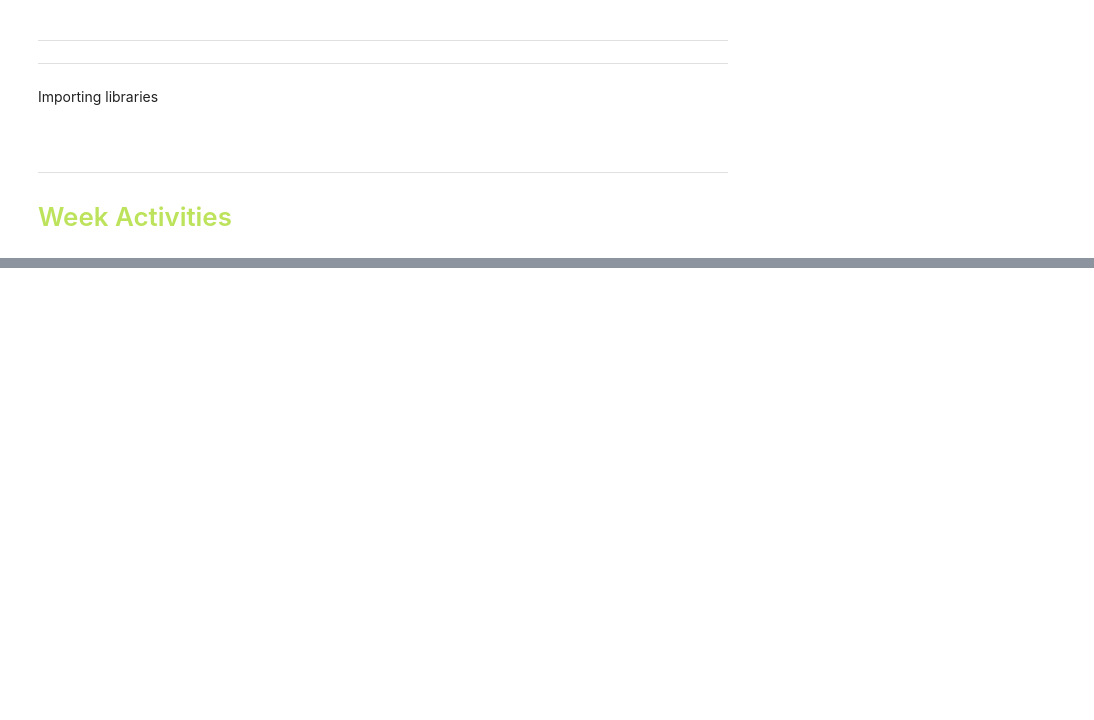
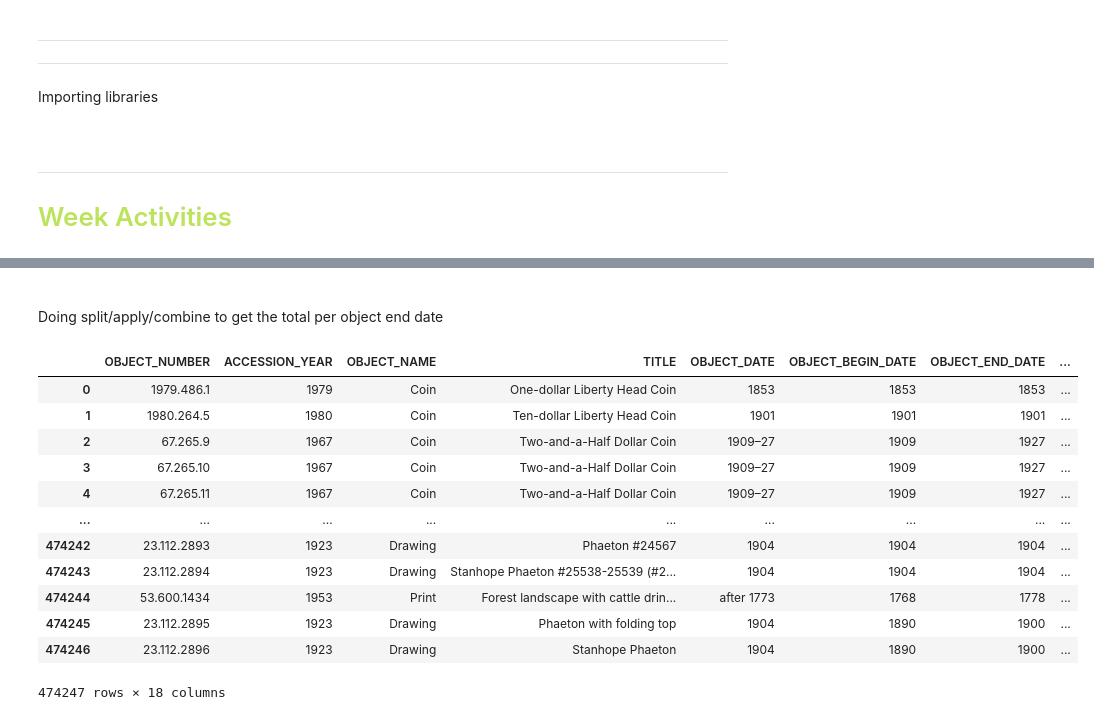
Before and after one commit to Hakuna-Patata/BU_MSDS_PTW, a Jupyter notebook: DSC 540 - Data Preparation/Week 7 & 8.ipynb, the cells around one changed output, grey strips where cells are left out. Cells and saved outputs as stored; diff of their text form; code cells hidden in the pictures; blank space fills up the shorter version.

```diff
--- a/DSC 540 - Data Preparation/Week 7 & 8.ipynb
+++ b/DSC 540 - Data Preparation/Week 7 & 8.ipynb
@@ -229,0 +174,23 @@ for row in select:
+# %%
+null_col_dict = {}
+
+for col in df.columns:
+    sql_txt = f"""
+        WITH NULL_COUNTS AS (
+        SELECT
+            SUM(CASE WHEN MM.\"{col}\" IS NULL OR MM.\"{col}\"='None' OR REPLACE(MM.\"{col}\", ' ', '')='' THEN 1 ELSE 0 END) AS NULL_COUNT
+            , SUM(CASE WHEN MM.\"{col}\" IS NOT NULL AND MM.\"{col}\"<>'None' AND REPLACE(MM.\"{col}\", ' ', '')<>'' THEN 1 ELSE 0 END) AS NOT_NULL_COUNT
+        FROM MET_MUSEUM AS MM
+        )
+
+        SELECT
+            NC.NULL_COUNT
+            , NC.NOT_NULL_COUNT
+            , ROUND(100 * NC.NULL_COUNT / (NC.NOT_NULL_COUNT + NC.NULL_COUNT), 1) AS NULL_PERCENT
+        FROM NULL_COUNTS AS NC
+        """
+    null_df = sql_df('HakunaPatata.db', sql_txt=sql_txt)
+
+    null_col_dict[col] = (null_df['NULL_COUNT'][0], null_df['NOT_NULL_COUNT'][0], null_df['NULL_PERCENT'][0])
+
+pprint(null_col_dict)
@@ -229,0 +292,27 @@ for row in select:
+# %% [markdown]
+<br>
+
+Doing split/apply/combine to get the total per object end date
+# %%
+def group_count_df(df, col):
+    return df[col].count()
+
+end_date_totals_df = pd.DataFrame(met_df.groupby(['OBJECT_END_DATE']).apply(group_count_df, col='OBJECT_END_DATE'), columns=['OBJ_END_DATE_TOTAL'])
+
+met_df = met_df.merge(end_date_totals_df, how='left', left_on='OBJECT_END_DATE', right_index=True)
+
+met_df
+# %% [output]
+|  | OBJECT_NUMBER | ACCESSION_YEAR | OBJECT_NAME | TITLE | OBJECT_DATE | OBJECT_BEGIN_DATE | OBJECT_END_DATE | ... |
+| 0 | 1979.486.1 | 1979 | Coin | One-dollar Liberty Head Coin | 1853 | 1853 | 1853 | ... |
+| 1 | 1980.264.5 | 1980 | Coin | Ten-dollar Liberty Head Coin | 1901 | 1901 | 1901 | ... |
+| 2 | 67.265.9 | 1967 | Coin | Two-and-a-Half Dollar Coin | 1909–27 | 1909 | 1927 | ... |
+| 3 | 67.265.10 | 1967 | Coin | Two-and-a-Half Dollar Coin | 1909–27 | 1909 | 1927 | ... |
+| 4 | 67.265.11 | 1967 | Coin | Two-and-a-Half Dollar Coin | 1909–27 | 1909 | 1927 | ... |
+| ... | ... | ... | ... | ... | ... | ... | ... | ... |
+| 474242 | 23.112.2893 | 1923 | Drawing | Phaeton #24567 | 1904 | 1904 | 1904 | ... |
+| 474243 | 23.112.2894 | 1923 | Drawing | Stanhope Phaeton #25538-25539 (#2... | 1904 | 1904 | 1904 | ... |
+| 474244 | 53.600.1434 | 1953 | Print | Forest landscape with cattle drin... | after 1773 | 1768 | 1778 | ... |
+| 474245 | 23.112.2895 | 1923 | Drawing | Phaeton with folding top | 1904 | 1890 | 1900 | ... |
+| 474246 | 23.112.2896 | 1923 | Drawing | Stanhope Phaeton | 1904 | 1890 | 1900 | ... |
+474247 rows × 18 columns
```
Also changed, not shown: parts of 24 cells of this notebook, 1 other file.
